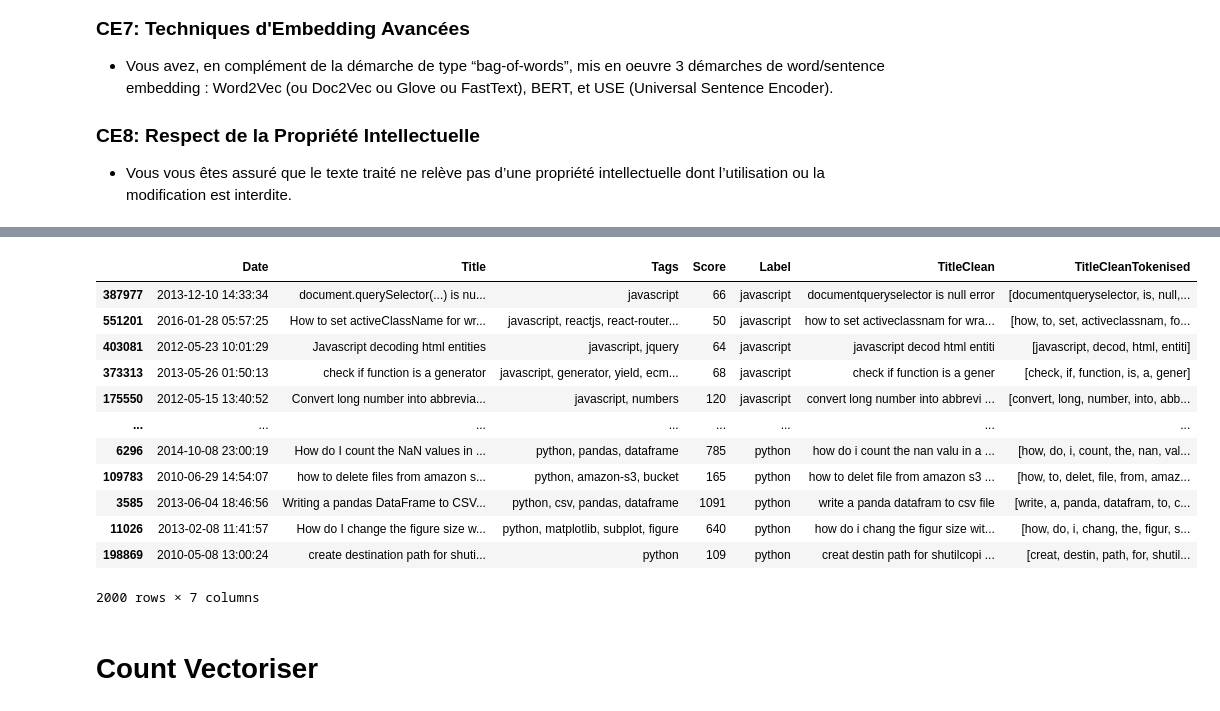
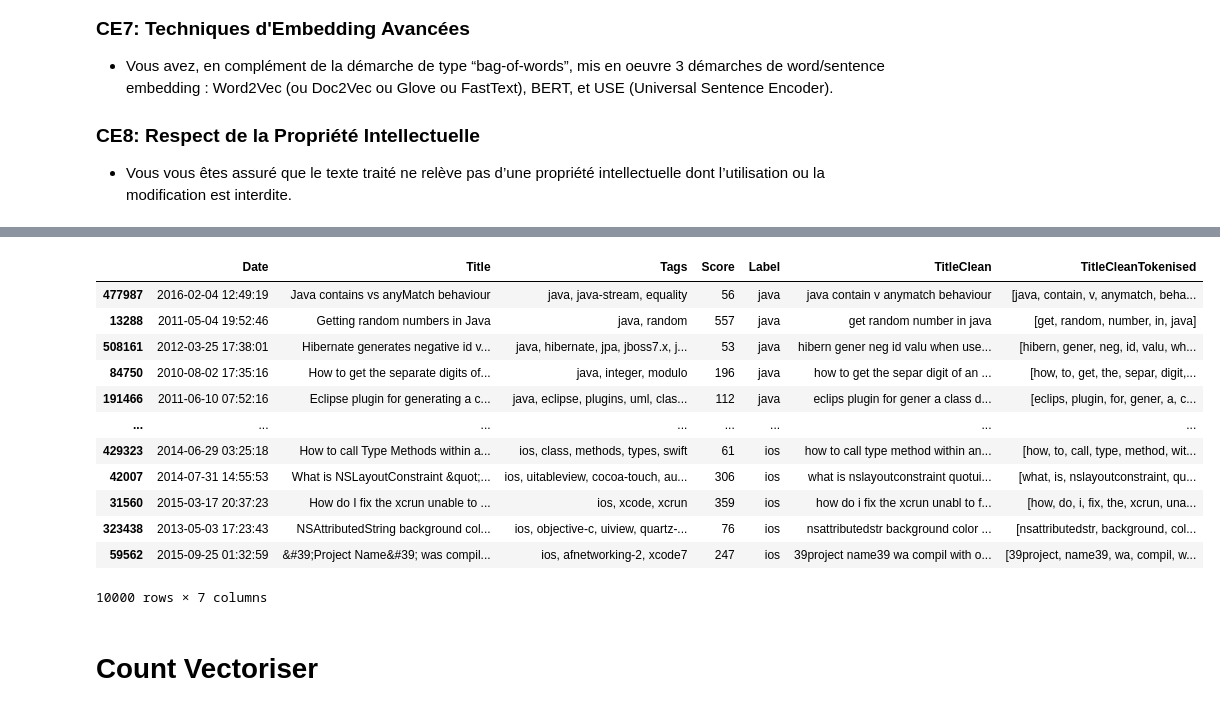
Before and after one commit to amaye15/OpenClassroom--Machine-Learning-Engineer, a Jupyter notebook: P5/N3.ipynb, the cells around one changed output, grey strips where cells are left out. Saved outputs shown, nothing was run; the diff lists cells and outputs as text; code cells hidden in the pictures.

```diff
--- a/P5/N3.ipynb
+++ b/P5/N3.ipynb
@@ -64,7 +64,7 @@ DATA_LOAD_FILE = os.path.join(ROOT_PATH, "data/StackOverFlow.csv.gz")
 DATA_SAVE_FILE = os.path.join(ROOT_PATH, "data/StackOverFlowEmbedded.csv.gz")
 
 SAMPLE_SIZE = 1000
-TOP_N = 2
+TOP_N = 10
 
 df = pd.read_csv(DATA_LOAD_FILE)
 df["Label"] = df.Tags.str.split(",").apply(lambda x: x[0])
@@ -80,22 +80,22 @@ DataframeDownSampled
 To enable the following instructions: AVX2 FMA, in other operations, rebuild TensorFlow with the appropriate compiler flags.
 [nltk_data] Downloading package punkt to /Users/typhaine/nltk_data...
 [nltk_data]   Package punkt is already up-to-date!
 [nltk_data] Downloading package wordnet to
 [nltk_data]     /Users/typhaine/nltk_data...
 [nltk_data]   Package wordnet is already up-to-date!
 |  | Date | Title | Tags | Score | Label | TitleClean | TitleCleanTokenised |
-| 387977 | 2013-12-10 14:33:34 | document.querySelector(...) is nu... | javascript | 66 | javascript | documentqueryselector is null error | [documentqueryselector, is, null,... |
-| 551201 | 2016-01-28 05:57:25 | How to set activeClassName for wr... | javascript, reactjs, react-router... | 50 | javascript | how to set activeclassnam for wra... | [how, to, set, activeclassnam, fo... |
-| 403081 | 2012-05-23 10:01:29 | Javascript decoding html entities | javascript, jquery | 64 | javascript | javascript decod html entiti | [javascript, decod, html, entiti] |
-| 373313 | 2013-05-26 01:50:13 | check if function is a generator | javascript, generator, yield, ecm... | 68 | javascript | check if function is a gener | [check, if, function, is, a, gener] |
-| 175550 | 2012-05-15 13:40:52 | Convert long number into abbrevia... | javascript, numbers | 120 | javascript | convert long number into abbrevi ... | [convert, long, number, into, abb... |
+| 477987 | 2016-02-04 12:49:19 | Java contains vs anyMatch behaviour | java, java-stream, equality | 56 | java | java contain v anymatch behaviour | [java, contain, v, anymatch, beha... |
+| 13288 | 2011-05-04 19:52:46 | Getting random numbers in Java | java, random | 557 | java | get random number in java | [get, random, number, in, java] |
+| 508161 | 2012-03-25 17:38:01 | Hibernate generates negative id v... | java, hibernate, jpa, jboss7.x, j... | 53 | java | hibern gener neg id valu when use... | [hibern, gener, neg, id, valu, wh... |
+| 84750 | 2010-08-02 17:35:16 | How to get the separate digits of... | java, integer, modulo | 196 | java | how to get the separ digit of an ... | [how, to, get, the, separ, digit,... |
+| 191466 | 2011-06-10 07:52:16 | Eclipse plugin for generating a c... | java, eclipse, plugins, uml, clas... | 112 | java | eclips plugin for gener a class d... | [eclips, plugin, for, gener, a, c... |
 | ... | ... | ... | ... | ... | ... | ... | ... |
-| 6296 | 2014-10-08 23:00:19 | How do I count the NaN values in ... | python, pandas, dataframe | 785 | python | how do i count the nan valu in a ... | [how, do, i, count, the, nan, val... |
-| 109783 | 2010-06-29 14:54:07 | how to delete files from amazon s... | python, amazon-s3, bucket | 165 | python | how to delet file from amazon s3 ... | [how, to, delet, file, from, amaz... |
-| 3585 | 2013-06-04 18:46:56 | Writing a pandas DataFrame to CSV... | python, csv, pandas, dataframe | 1091 | python | write a panda datafram to csv file | [write, a, panda, datafram, to, c... |
-| 11026 | 2013-02-08 11:41:57 | How do I change the figure size w... | python, matplotlib, subplot, figure | 640 | python | how do i chang the figur size wit... | [how, do, i, chang, the, figur, s... |
-| 198869 | 2010-05-08 13:00:24 | create destination path for shuti... | python | 109 | python | creat destin path for shutilcopi ... | [creat, destin, path, for, shutil... |
+| 429323 | 2014-06-29 03:25:18 | How to call Type Methods within a... | ios, class, methods, types, swift | 61 | ios | how to call type method within an... | [how, to, call, type, method, wit... |
+| 42007 | 2014-07-31 14:55:53 | What is NSLayoutConstraint &quot;... | ios, uitableview, cocoa-touch, au... | 306 | ios | what is nslayoutconstraint quotui... | [what, is, nslayoutconstraint, qu... |
+| 31560 | 2015-03-17 20:37:23 | How do I fix the xcrun unable to ... | ios, xcode, xcrun | 359 | ios | how do i fix the xcrun unabl to f... | [how, do, i, fix, the, xcrun, una... |
+| 323438 | 2013-05-03 17:23:43 | NSAttributedString background col... | ios, objective-c, uiview, quartz-... | 76 | ios | nsattributedstr background color ... | [nsattributedstr, background, col... |
+| 59562 | 2015-09-25 01:32:59 | &#39;Project Name&#39; was compil... | ios, afnetworking-2, xcode7 | 247 | ios | 39project name39 wa compil with o... | [39project, name39, wa, compil, w... |
-2000 rows × 7 columns
+10000 rows × 7 columns
 # %% [markdown]
 # Count Vectoriser
 # %%
```
Also changed, not shown: parts of 2 cells of this notebook.
